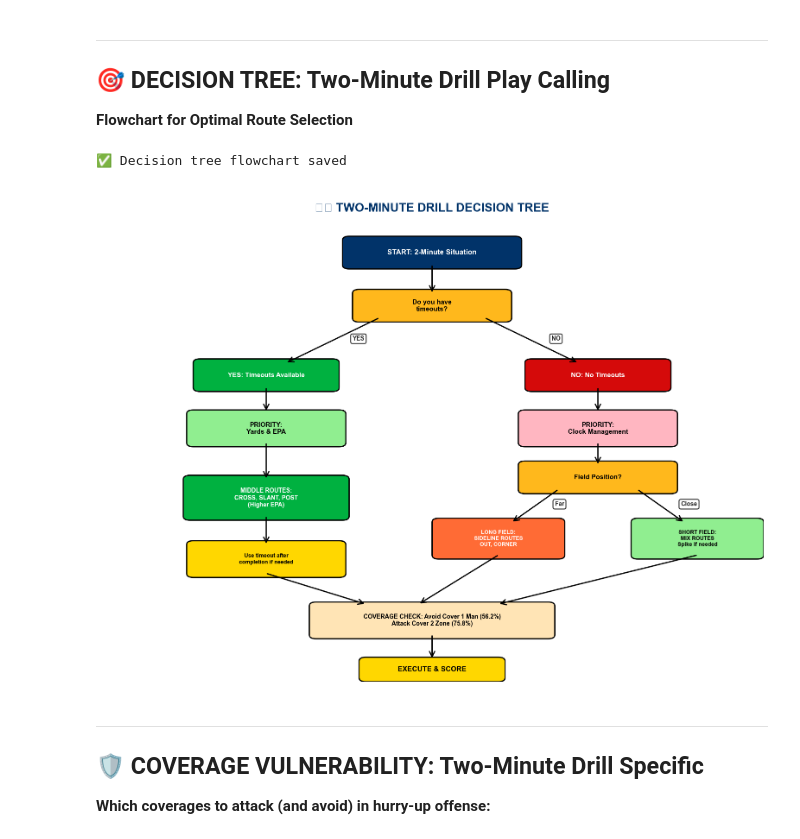
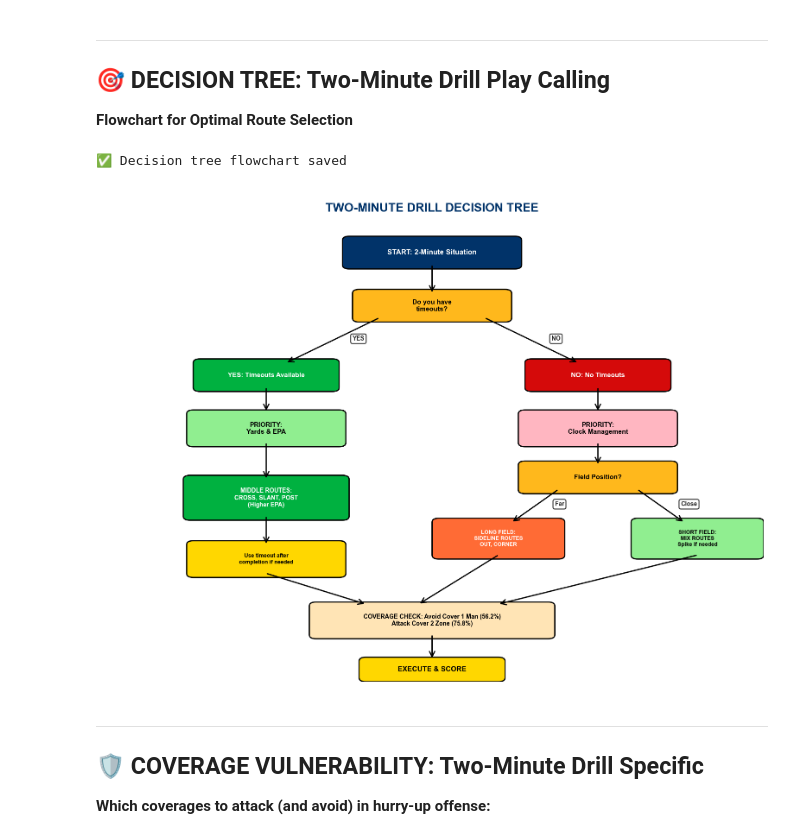
Before and after one commit to JZembower/NFL-Big-Data-Bowl-2026-Analytics-Challenge, a Jupyter notebook: specific analysis/Two_Minute Drill.ipynb, the cells around one changed output. Cells and saved outputs as stored; diff of their text form; code cells hidden in the pictures.

```diff
--- a/specific analysis/Two_Minute Drill.ipynb
+++ b/specific analysis/Two_Minute Drill.ipynb
@@ -323,7 +159,7 @@ def draw_arrow(ax, x1, y1, x2, y2, label='', color='black'):
                 bbox=dict(boxstyle='round', facecolor='white', alpha=0.8))
 
 # Title
-ax.text(5, 11.5, '⏱️ TWO-MINUTE DRILL DECISION TREE',
+ax.text(5, 11.5, 'TWO-MINUTE DRILL DECISION TREE',
         ha='center', fontsize=20, weight='bold', color=NFL_BLUE)
 
 # Start
@@ -354,34 +190,34 @@ draw_box(ax, 7.5, 6.2, 2.2, 0.7, 'PRIORITY:\nClock Management', '#FFB6C1')
 draw_arrow(ax, 7.5, 7.2, 7.5, 6.6)
 
 # Sub-decision: Field position
 draw_box(ax, 7.5, 5, 2.2, 0.6, 'Field Position?', NFL_YELLOW)
 draw_arrow(ax, 7.5, 5.85, 7.5, 5.3)
 
 # Long field
 draw_box(ax, 6, 3.5, 1.8, 0.8, 'LONG FIELD:\nSIDELINE ROUTES\nOUT, CORNER', CLOCK_ORANGE, 'white', 9)
 draw_arrow(ax, 6.9, 4.7, 6.2, 3.9, 'Far')
 
 # Short field
 draw_box(ax, 9, 3.5, 1.8, 0.8, 'SHORT FIELD:\nMIX ROUTES\nSpike if needed', '#90EE90', 'black', 9)
 draw_arrow(ax, 8.1, 4.7, 8.8, 3.9, 'Close')
 
 # Coverage check (bottom)
 draw_box(ax, 5, 1.5, 3.5, 0.7, 'COVERAGE CHECK: Avoid Cover 1 Man (56.2%)\nAttack Cover 2 Zone (75.8%)', '#FFE4B5', 'black', 10)
 draw_arrow(ax, 2.5, 2.65, 4, 1.9)
 draw_arrow(ax, 6, 3.1, 4.8, 1.9)
 draw_arrow(ax, 9, 3.1, 6, 1.9)
 
 # Final outcome
 draw_box(ax, 5, 0.3, 2, 0.4, 'EXECUTE & SCORE', '#FFD700', 'black', 12)
 draw_arrow(ax, 5, 1.15, 5, 0.55)
 
 plt.tight_layout()
 plt.savefig(dir/ 'two_minute_decision_tree.png', dpi=300, bbox_inches='tight')
 print('✅ Decision tree flowchart saved')
 plt.show()
 # %% [output]
 ✅ Decision tree flowchart saved
-[figure, old version]
+[figure, new version]
 # %% [markdown]
 ---
 
```
Also changed, not shown: parts of 7 cells of this notebook, 4 other files.
